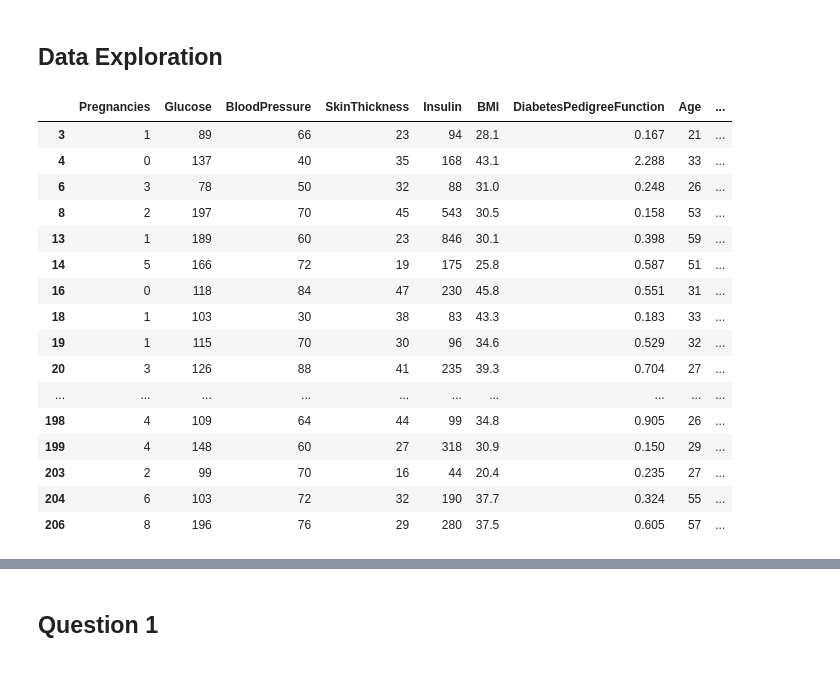
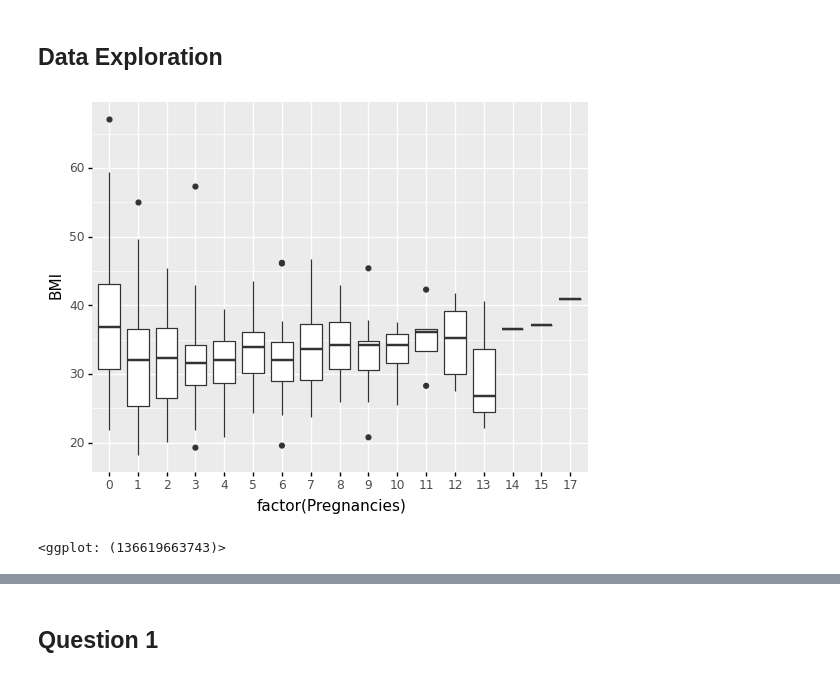
Before and after one commit to danshaub/CPSC392ParlettPelleriti, a Jupyter notebook: ProjectsAndExams/Project1/Project1.ipynb, the cells around one changed output, grey strips where cells are left out. Cells and saved outputs as stored; diff of their text form; code cells hidden in the pictures.

```diff
--- a/ProjectsAndExams/Project1/Project1.ipynb
+++ b/ProjectsAndExams/Project1/Project1.ipynb
@@ -64,22 +64,10 @@ validPoints = ((dfRaw['Glucose'] != 0) &
 
 df = dfRaw.loc[validPoints]
 
-df.head(100)
+#df.head(100)
-# %% [output]
-|  | Pregnancies | Glucose | BloodPressure | SkinThickness | Insulin | BMI | DiabetesPedigreeFunction | Age | ... |
-| 3 | 1 | 89 | 66 | 23 | 94 | 28.1 | 0.167 | 21 | ... |
-| 4 | 0 | 137 | 40 | 35 | 168 | 43.1 | 2.288 | 33 | ... |
-| 6 | 3 | 78 | 50 | 32 | 88 | 31.0 | 0.248 | 26 | ... |
-| 8 | 2 | 197 | 70 | 45 | 543 | 30.5 | 0.158 | 53 | ... |
-| 13 | 1 | 189 | 60 | 23 | 846 | 30.1 | 0.398 | 59 | ... |
-| 14 | 5 | 166 | 72 | 19 | 175 | 25.8 | 0.587 | 51 | ... |
-| 16 | 0 | 118 | 84 | 47 | 230 | 45.8 | 0.551 | 31 | ... |
-| 18 | 1 | 103 | 30 | 38 | 83 | 43.3 | 0.183 | 33 | ... |
-| 19 | 1 | 115 | 70 | 30 | 96 | 34.6 | 0.529 | 32 | ... |
-| 20 | 3 | 126 | 88 | 41 | 235 | 39.3 | 0.704 | 27 | ... |
-| ... | ... | ... | ... | ... | ... | ... | ... | ... | ... |
-| 198 | 4 | 109 | 64 | 44 | 99 | 34.8 | 0.905 | 26 | ... |
-| 199 | 4 | 148 | 60 | 27 | 318 | 30.9 | 0.150 | 29 | ... |
-| 203 | 2 | 99 | 70 | 16 | 44 | 20.4 | 0.235 | 27 | ... |
-| 204 | 6 | 103 | 72 | 32 | 190 | 37.7 | 0.324 | 55 | ... |
-| 206 | 8 | 196 | 76 | 29 | 280 | 37.5 | 0.605 | 57 | ... |
+# %%
+#(ggplot(df, aes(x="factor(Outcome)", y="Pregnancies")) + geom_boxplot())
+(ggplot(df, aes(x="factor(Pregnancies)", y="BMI")) + geom_boxplot())
+# %% [output]
+[figure, added]
+<ggplot: (136619663743)>
```
Also changed, not shown: parts of 21 cells of this notebook, 4 other files.
